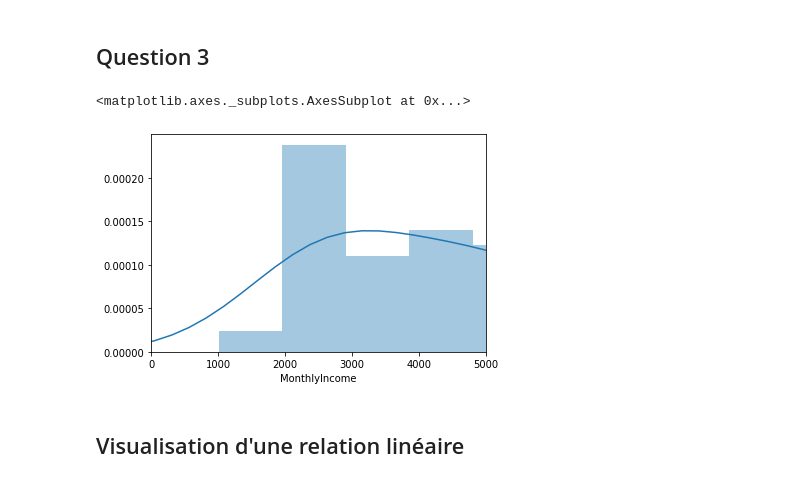
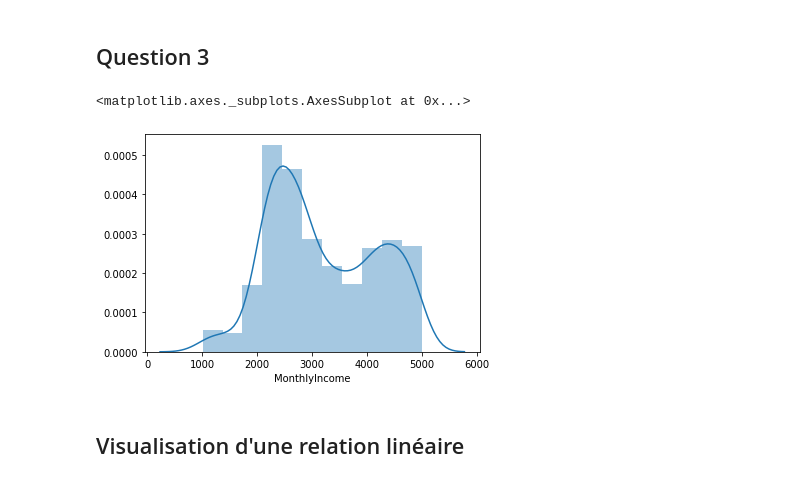
Before and after one commit to Dakistos/python-test, a Jupyter notebook: Dataviz.ipynb, the cells around one changed output. Cells and saved outputs as stored; diff of their text form; code cells hidden in the pictures.

```diff
--- a/Dataviz.ipynb
+++ b/Dataviz.ipynb
@@ -341,6 +337,8 @@ Name: TotalWorkingYears, Length: 569, dtype: int64
 # %% [markdown]
 ## Question 9
 # %%
-replaced = dataset['Attrition'].map({'Yes': 1, 'No': 0})
-replaced
+#replaced = dataset['Attrition'].map({'Yes': 1, 'No': 0})
+dataset.Attrition = dataset.Attrition.replace(to_replace = ['Yes', 'No'], value=[1,0])
+#replaced
+dataset.head()
 # %% [output]
@@ -397,11 +384,13 @@ sns.distplot(monthlyIncome)
 # %% [markdown]
 ## Question 3
 # %%
-mp.xlim(0, 5000)
-sns.distplot(monthlyIncome)
+#mp.xlim(0, 5000)
+
+filtered = dataset[dataset['MonthlyIncome'] < 5000]
+sns.distplot(filtered['MonthlyIncome'])
 # %% [output]
 <matplotlib.axes._subplots.AxesSubplot at 0x...>
-[figure, old version]
+[figure, new version]
 # %% [markdown]
 ## Visualisation d'une relation linéaire
 # %% [markdown]
```
Also changed, not shown: parts of 22 cells of this notebook, 3 other files.
